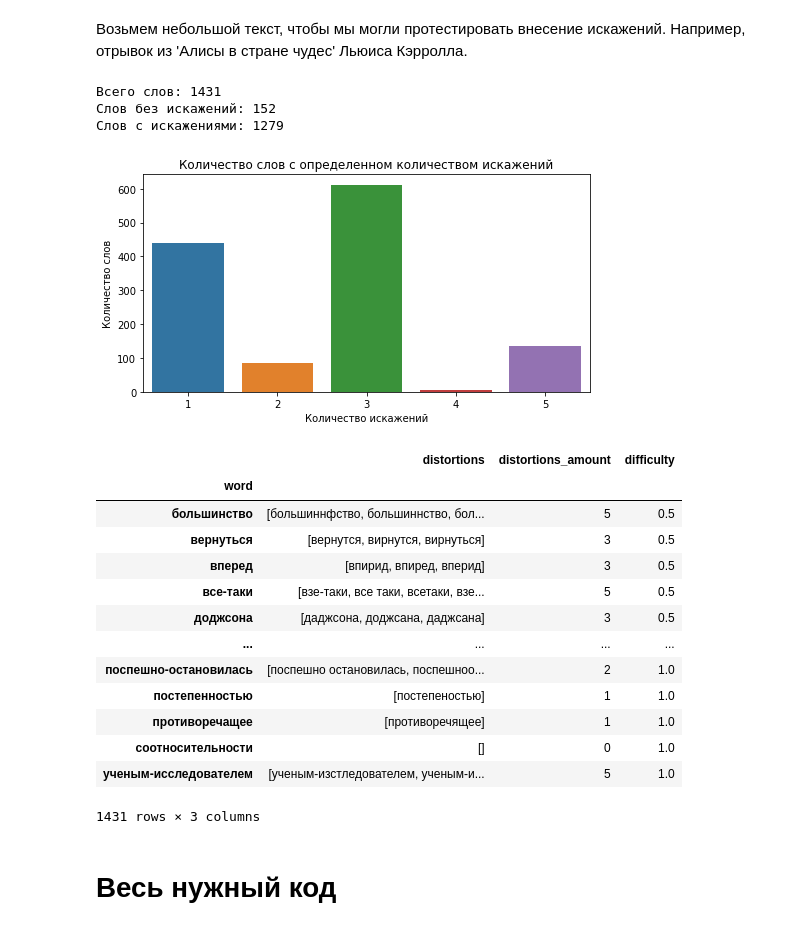
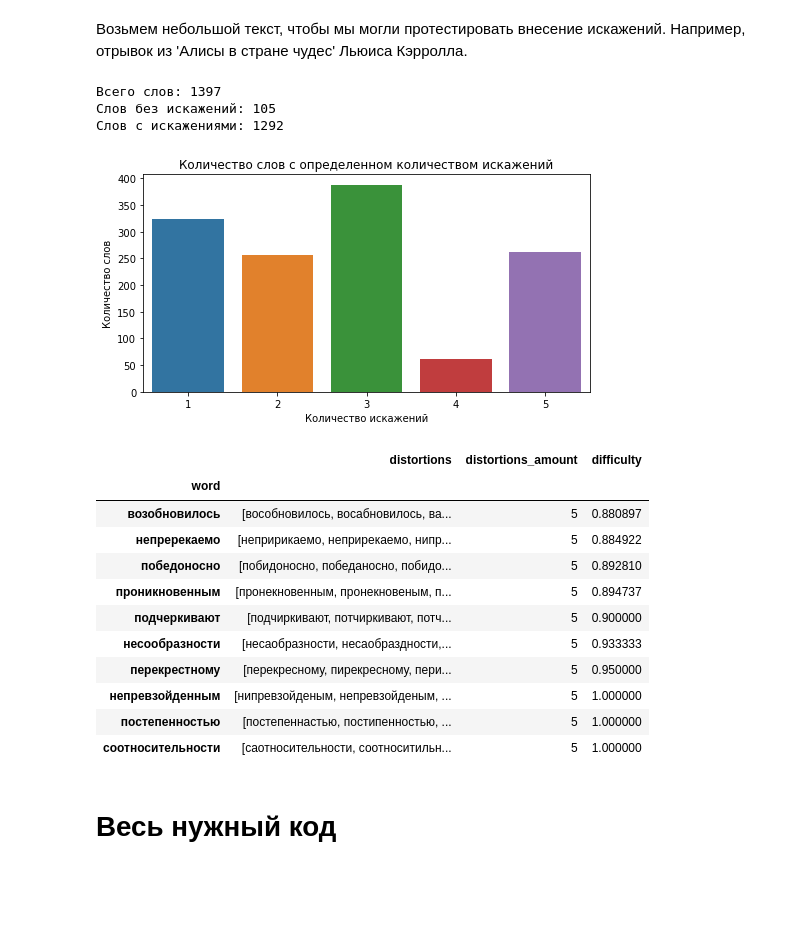
Before and after one commit to NanamyYu/grammarzeka, a Jupyter notebook: labs/create_distortions.ipynb, the cells around one changed output. Cells and saved outputs as stored; diff of their text form; code cells hidden in the pictures; blank space fills up the shorter version.

Commit message:
fix create_distortions

```diff
--- a/labs/create_distortions.ipynb
+++ b/labs/create_distortions.ipynb
@@ -379,8 +464,8 @@ print(silent_consonants_distortion(word))
 # %% [markdown]
 Заменим твердый знак на мягкий.
 # %%
-def hard_sign_distortion(word: str) -> List[str]:
-    if 'ъ' in set(word):
+def hard_sign_distortion(word: str, morphs_list: List[str]=[], max_amount: int=1) -> List[str]:
+    if 0 < max_amount and 'ъ' in set(word):
         return [word.replace('ъ', 'ь', 1)]
     return []
 # %% [markdown]
@@ -398,9 +486,11 @@ print(hard_sign_distortion(word))
 # %% [markdown]
 Уберем дефисы или заменим на пробел.
 # %%
-def hyphen_distortion(word: str) -> List[str]:
-    if '-' in set(word):
+def hyphen_distortion(word: str, morphs_list: List[str]=[], max_amount: int=1) -> List[str]:
+    if 1 < max_amount and '-' in set(word):
         return [word.replace('-', ' '), word.replace('-', '')]
+    if 0 < max_amount and '-' in set(word):
+        return [word.replace('-', '')]
     return []
 # %% [markdown]
 Протестируем
@@ -421,24 +517,29 @@ def create_distortions(word: str, lemma: str, max_amount: int=6) -> List[str]:
     morphs_list=get_morphs_list(lemma)
     distortions = set([word])
 
-    def do_function(func, morphs=False) -> None:
+    def do_function(func, stress: bool=False) -> None:
         result = set()
+        amount = (max_amount // len(distortions)) - 1
         for distortion in distortions:
-            result.update(func(distortion, morphs_list) if morphs else func(distortion))
-        if len(distortions | result) <= max_amount:
-            distortions.update(result)
+            if stress:
+                if word in stress_df.index:
+                    stress_word = stress_df.loc[word]['stress']
+                    result.update(func(distortion, stress_word, morphs_list, amount))
+            else:
+                result.update(func(distortion, morphs_list, amount))
+        distortions.update(result)
 
-    do_function(roots_distortion, morphs=True)
-    do_function(prefixs_distortion, morphs=True)
+    do_function(roots_distortion)
+    do_function(prefixs_distortion)
+    do_function(vowels_after_prefixs_distortion)
     do_function(postfixs_distortion)
     do_function(two_in_row_distortion)
-    do_function(duplicate_distortion, morphs=True)
+    do_function(duplicate_distortion)
     do_function(silent_consonants_distortion)
     do_function(hard_sign_distortion)
     do_function(hyphen_distortion)
-    do_function(stress_vowels_distortion, morphs=True)
     do_function(consonants_distortion)
-    do_function(vowels_hissing_distortion)
+    do_function(stress_vowels_distortion, True)
 
     distortions.remove(word)
     return list(distortions)
@@ -474,7 +579,7 @@ def analyze_distortions(filepath: str, stop=None, show_plot=True) -> pd.DataFram
     with open(filepath, 'rb') as f:
         for i, word in enumerate(tqdm(f.read().decode('utf-8').split())):
             word = transform_word(word)[0]
-            if word and word not in distortions_df.index:
+            if word and word not in distortions_df.index and word.find('-') < 0:
                 difficulty = word_difficulty(word)
                 if 0.5 <= difficulty['difficulty']:
                     distortions = create_distortions(word, difficulty['lemma'])
@@ -496,25 +601,23 @@ alice_in_wonderland_fullname = save_zip_txt(url='https://royallib.com/get/txt/ke
                                      new_filename='alice_in_wonderland.txt')
 # %%
 distortions_df = analyze_distortions(filepath=alice_in_wonderland_fullname, stop=None)
-distortions_df.rename_axis('word').sort_values(by=['difficulty', 'word'])
+distortions_df.rename_axis('word').sort_values(by=['distortions_amount', 'difficulty', 'word']).tail(10)
 # %% [output]
-Всего слов: 1431
-Слов без искажений: 152
-Слов с искажениями: 1279
+Всего слов: 1397
+Слов без искажений: 105
+Слов с искажениями: 1292
-[figure, old version]
+[figure, new version]
 |  | distortions | distortions_amount | difficulty |
 | word |  |  |  |
-| большинство | [большиннфство, большиннство, бол... | 5 | 0.5 |
-| вернуться | [вернутся, вирнутся, вирнуться] | 3 | 0.5 |
-| вперед | [впирид, впиред, вперид] | 3 | 0.5 |
-| все-таки | [взе-таки, все таки, всетаки, взе... | 5 | 0.5 |
-| доджсона | [даджсона, доджсана, даджсана] | 3 | 0.5 |
-| ... | ... | ... | ... |
-| поспешно-остановилась | [поспешно остановилась, поспешноо... | 2 | 1.0 |
-| постепенностью | [постепеностью] | 1 | 1.0 |
-| противоречащее | [противоречящее] | 1 | 1.0 |
-| соотносительности | [] | 0 | 1.0 |
-| ученым-исследователем | [ученым-изстледователем, ученым-и... | 5 | 1.0 |
+| возобновилось | [вособновилось, восабновилось, ва... | 5 | 0.880897 |
+| непререкаемо | [непририкаемо, неприрекаемо, нипр... | 5 | 0.884922 |
+| победоносно | [побидоносно, победаносно, побидо... | 5 | 0.892810 |
+| проникновенным | [пронекновенным, пронекновеным, п... | 5 | 0.894737 |
+| подчеркивают | [подчиркивают, потчиркивают, потч... | 5 | 0.900000 |
+| несообразности | [несаобразности, несаобраздности,... | 5 | 0.933333 |
+| перекрестному | [перекресному, пирекресному, пери... | 5 | 0.950000 |
+| непревзойденным | [нипревзойденым, непревзойденым, ... | 5 | 1.000000 |
+| постепенностью | [постепеннастью, постипенностью, ... | 5 | 1.000000 |
+| соотносительности | [саотносительности, соотноситильн... | 5 | 1.000000 |
-1431 rows × 3 columns
 # %% [markdown]
 # Весь нужный код
```
Also changed, not shown: parts of 40 cells of this notebook, 5 other files.
